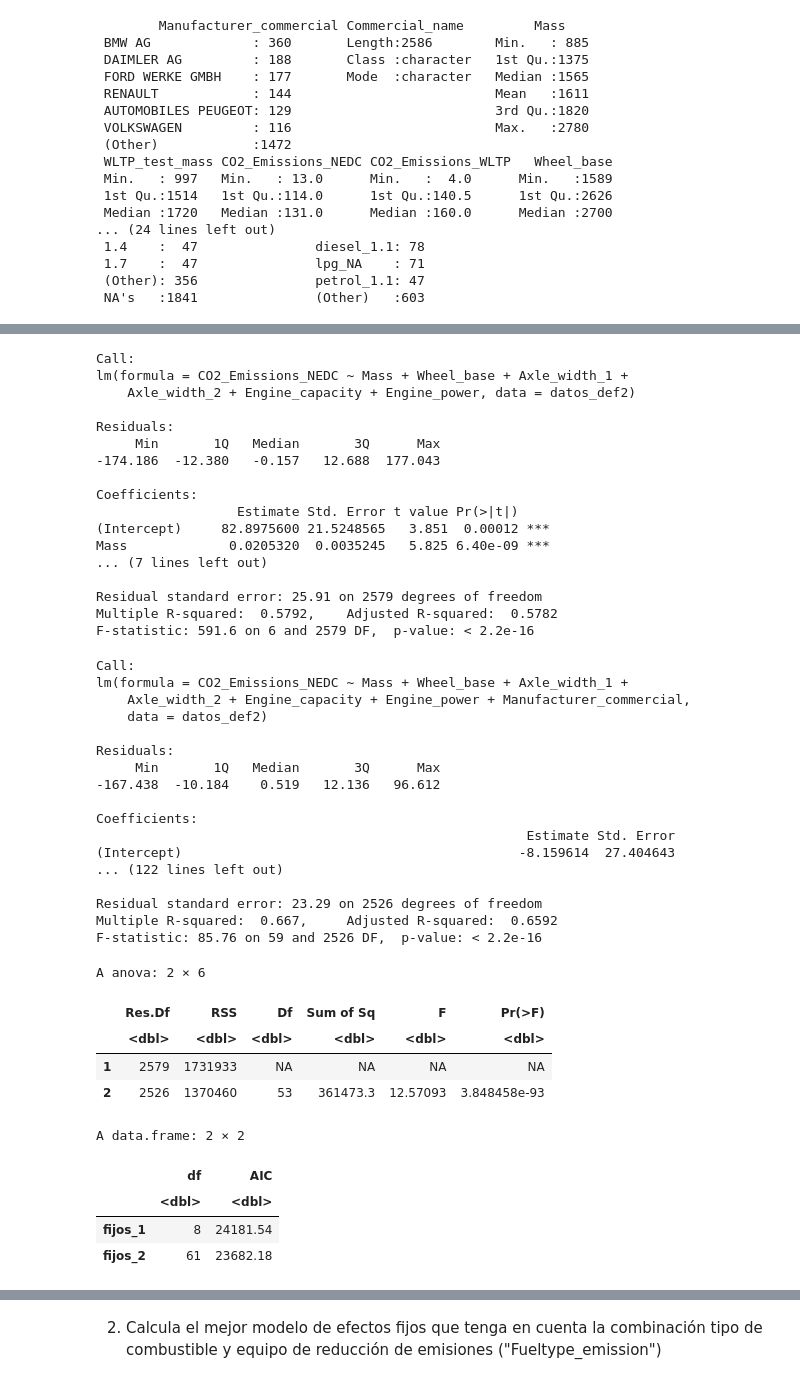
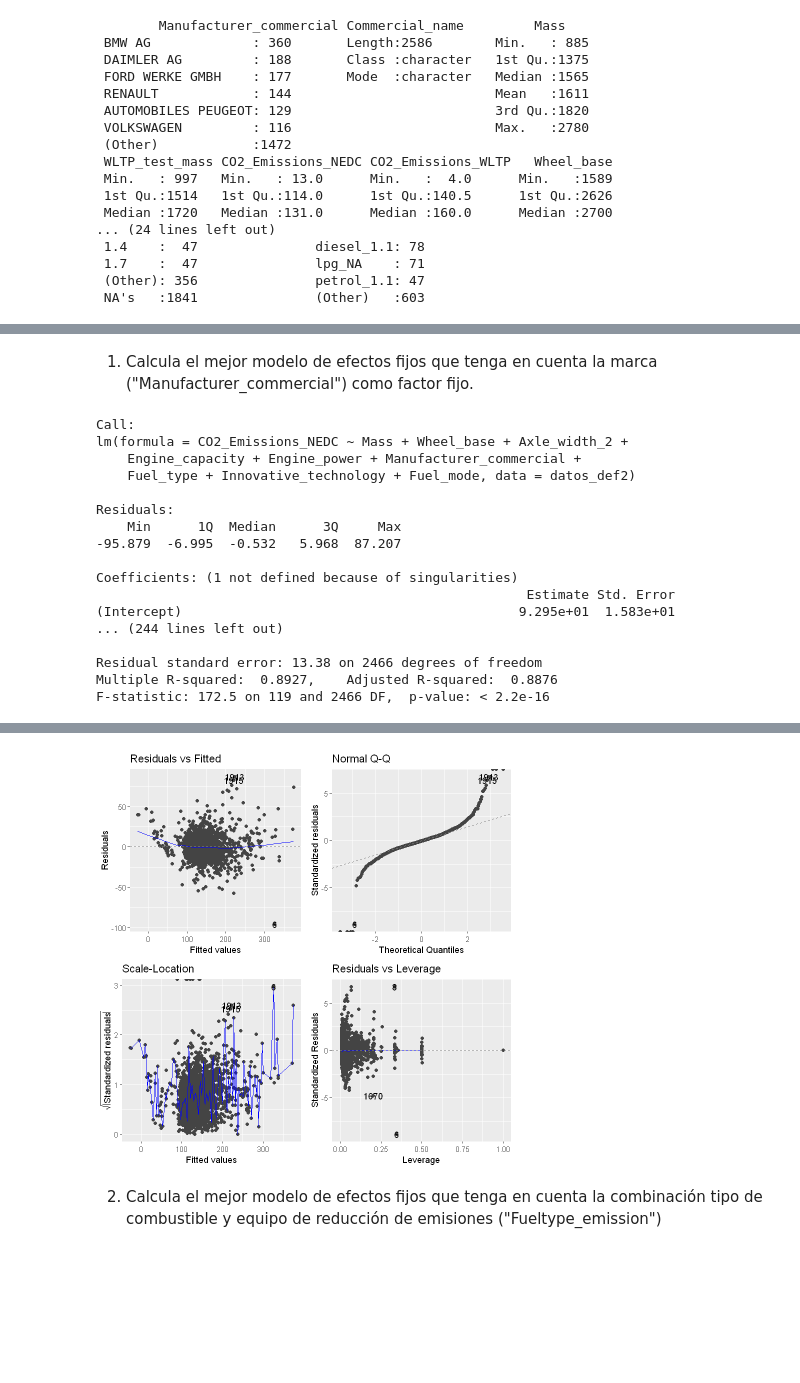
Before and after one commit to Atuneros/trabajos, a Jupyter notebook: machine_learning2/practica2.ipynb, the cells around one changed output, grey strips where cells are left out. Cells and saved outputs as stored; diff of their text form; code cells hidden in the pictures; blank space fills up the shorter version.

```diff
--- a/machine_learning2/practica2.ipynb
+++ b/machine_learning2/practica2.ipynb
@@ -75,68 +92,35 @@ ENTREGA: Por favor, entrega un .Rmd para toda la tarea. Los puntos siguientes so
+# %% [markdown]
+1. Calcula el mejor modelo de efectos fijos que tenga en cuenta la marca ("Manufacturer_commercial") como factor fijo.
 # %%
 fijos_1 <- lm(CO2_Emissions_NEDC ~ Mass +
                 Wheel_base +
-                Axle_width_1 + Axle_width_2 +
-                Engine_capacity + Engine_power,
+                Axle_width_2 +
+                Engine_capacity + Engine_power +
+                Manufacturer_commercial+
+                Fuel_type+
+                Innovative_technology+
+                Fuel_mode,
               data = datos_def2)
 
 summary(fijos_1)
 # %% [output]
 Call:
-lm(formula = CO2_Emissions_NEDC ~ Mass + Wheel_base + Axle_width_1 +
-    Axle_width_2 + Engine_capacity + Engine_power, data = datos_def2)
+lm(formula = CO2_Emissions_NEDC ~ Mass + Wheel_base + Axle_width_2 +
+    Engine_capacity + Engine_power + Manufacturer_commercial +
+    Fuel_type + Innovative_technology + Fuel_mode, data = datos_def2)
 
 Residuals:
-     Min       1Q   Median       3Q      Max
--174.186  -12.380   -0.157   12.688  177.043
+    Min      1Q  Median      3Q     Max
+-95.879  -6.995  -0.532   5.968  87.207
 
-Coefficients:
-                  Estimate Std. Error t value Pr(>|t|)
-(Intercept)     82.8975600 21.5248565   3.851  0.00012 ***
-Mass             0.0205320  0.0035245   5.825 6.40e-09 ***
-... (7 lines left out)
+Coefficients: (1 not defined because of singularities)
+                                                       Estimate Std. Error
+(Intercept)                                           9.295e+01  1.583e+01
+... (244 lines left out)
 
-Residual standard error: 25.91 on 2579 degrees of freedom
-Multiple R-squared:  0.5792,    Adjusted R-squared:  0.5782
-F-statistic: 591.6 on 6 and 2579 DF,  p-value: < 2.2e-16
+Residual standard error: 13.38 on 2466 degrees of freedom
+Multiple R-squared:  0.8927,    Adjusted R-squared:  0.8876
+F-statistic: 172.5 on 119 and 2466 DF,  p-value: < 2.2e-16
-# %%
-fijos_2 <- lm(CO2_Emissions_NEDC ~ Mass +
-                Wheel_base +
-                Axle_width_1 + Axle_width_2 +
-                Engine_capacity + Engine_power +
-                Manufacturer_commercial,
-              data = datos_def2)
-
-summary(fijos_2)
-# %% [output]
-Call:
-lm(formula = CO2_Emissions_NEDC ~ Mass + Wheel_base + Axle_width_1 +
-    Axle_width_2 + Engine_capacity + Engine_power + Manufacturer_commercial,
-    data = datos_def2)
-
-Residuals:
-     Min       1Q   Median       3Q      Max
--167.438  -10.184    0.519   12.136   96.612
-
-Coefficients:
-                                                       Estimate Std. Error
-(Intercept)                                           -8.159614  27.404643
-... (122 lines left out)
-
-Residual standard error: 23.29 on 2526 degrees of freedom
-Multiple R-squared:  0.667,     Adjusted R-squared:  0.6592
-F-statistic: 85.76 on 59 and 2526 DF,  p-value: < 2.2e-16
-# %%
-anova(fijos_1, fijos_2)
-
-AIC(fijos_1, fijos_2)
-# %% [output]
-A anova: 2 × 6
-|  | Res.Df | RSS | Df | Sum of Sq | F | Pr(>F) |
-|  | <dbl> | <dbl> | <dbl> | <dbl> | <dbl> | <dbl> |
-| 1 | 2579 | 1731933 | NA | NA | NA | NA |
-| 2 | 2526 | 1370460 | 53 | 361473.3 | 12.57093 | 3.848458e-93 |
-A data.frame: 2 × 2
-|  | df | AIC |
-|  | <dbl> | <dbl> |
-| fijos_1 | 8 | 24181.54 |
-| fijos_2 | 61 | 23682.18 |
+# %%
+autoplot(fijos_1)
+# %% [output]
@@ -143,3 +131,4 @@ A data.frame: 2 × 2
+[figure, added]
 # %% [markdown]
 2. Calcula el mejor modelo de efectos fijos que tenga en cuenta la combinación tipo de combustible y equipo de reducción de emisiones ("Fueltype_emission")
 # %%
```
Also changed, not shown: parts of 39 cells of this notebook, 1 other file.
